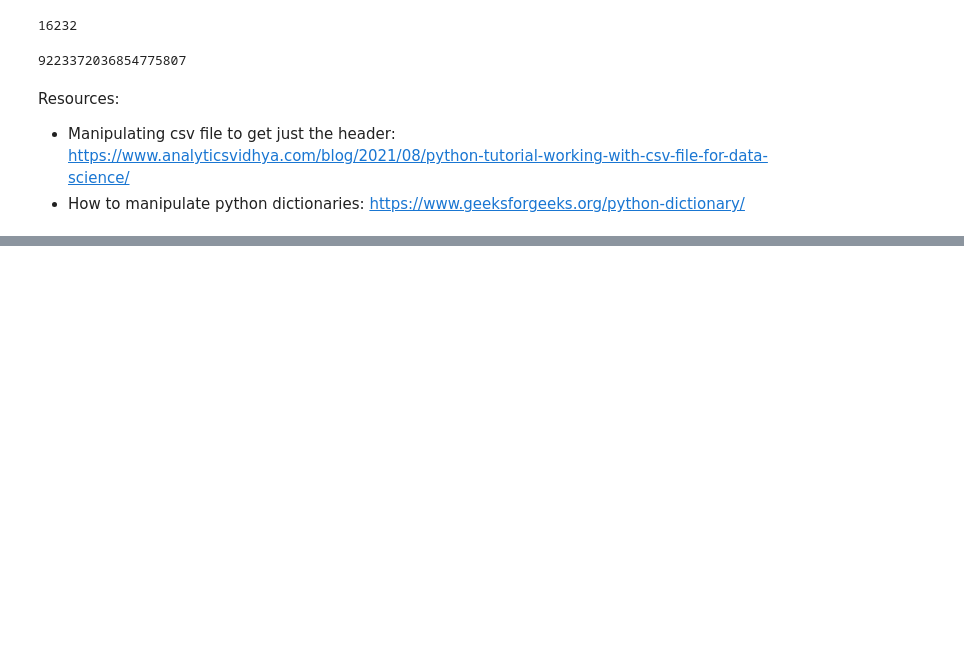
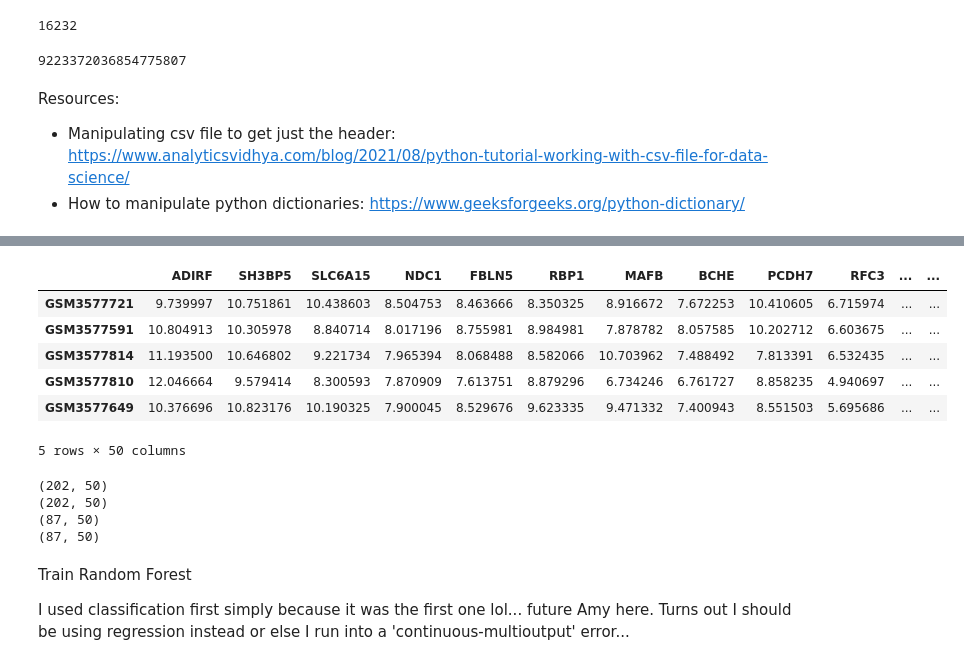
Before and after one commit to tessaSlice/Gene-Regression-Analysis, a Jupyter notebook: Data Interpretation.ipynb, the cells around one changed output, grey strips where cells are left out. Drawn from its saved outputs; the diff is of its cells as text; code cells hidden in the pictures; blank space fills up the shorter version.

```diff
--- a/Data Interpretation.ipynb
+++ b/Data Interpretation.ipynb
@@ -203,0 +475,47 @@ Resources:
+# %%
+x, y = shuffledData.shape
+splitThreshold = round(x*.7)
+
+TrainData = shuffledData.iloc[0:splitThreshold, :]
+TestData = shuffledData.iloc[splitThreshold:, :]
+# %%
+# create input and output set (50/50) for now, but may change later
+# randomize columns
+tempShuffleDf = TrainData.T
+tempShuffleDf = tempShuffleDf.sample(frac=1, random_state=500)
+TrainData = tempShuffleDf.T
+tempShuffleDf = TestData.T
+tempShuffleDf = tempShuffleDf.sample(frac=1, random_state=500)
+TestData = tempShuffleDf.T
+
+# split the data
+x_train = TrainData.iloc[:, 0:50]
+y_train = TrainData.iloc[:, 50:]
+
+x_test = TestData.iloc[:, 0:50]
+y_test = TestData.iloc[:, 50:]
+
+# print(tempShuffleDf.T) #note .T transposes/reverses the data
+y_test.head()
+# %% [output]
+|  | ADIRF | SH3BP5 | SLC6A15 | NDC1 | FBLN5 | RBP1 | MAFB | BCHE | PCDH7 | RFC3 | ... | ... |
+| GSM3577721 | 9.739997 | 10.751861 | 10.438603 | 8.504753 | 8.463666 | 8.350325 | 8.916672 | 7.672253 | 10.410605 | 6.715974 | ... | ... |
+| GSM3577591 | 10.804913 | 10.305978 | 8.840714 | 8.017196 | 8.755981 | 8.984981 | 7.878782 | 8.057585 | 10.202712 | 6.603675 | ... | ... |
+| GSM3577814 | 11.193500 | 10.646802 | 9.221734 | 7.965394 | 8.068488 | 8.582066 | 10.703962 | 7.488492 | 7.813391 | 6.532435 | ... | ... |
+| GSM3577810 | 12.046664 | 9.579414 | 8.300593 | 7.870909 | 7.613751 | 8.879296 | 6.734246 | 6.761727 | 8.858235 | 4.940697 | ... | ... |
+| GSM3577649 | 10.376696 | 10.823176 | 10.190325 | 7.900045 | 8.529676 | 9.623335 | 9.471332 | 7.400943 | 8.551503 | 5.695686 | ... | ... |
+5 rows × 50 columns
+# %%
+print(x_train.shape)
+print(y_train.shape)
+print(x_test.shape)
+print(y_test.shape)
+# %% [output]
+(202, 50)
+(202, 50)
+(87, 50)
+(87, 50)
+# %% [markdown]
+Train Random Forest
+
+I used classification first simply because it was the first one lol... future Amy here. Turns out I should be using regression instead or else I run into a 'continuous-multioutput' error...
```
Also changed, not shown: parts of 21 cells of this notebook.
